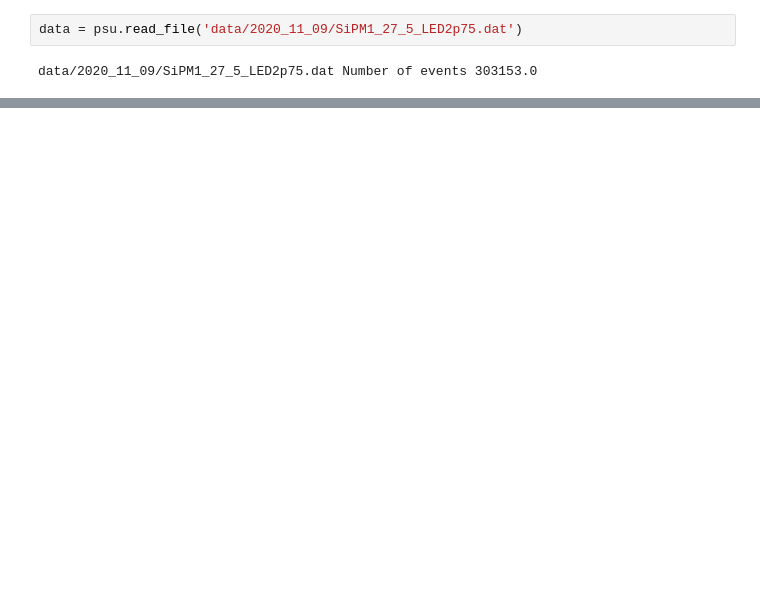
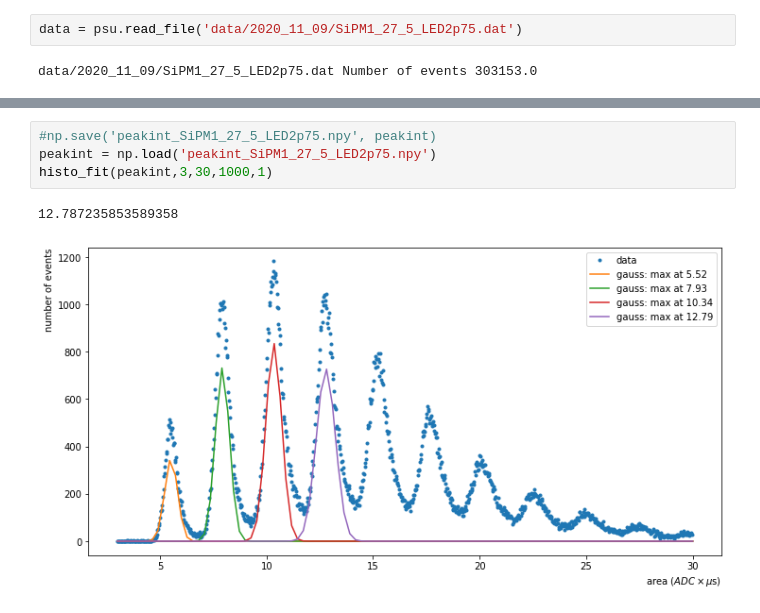
Before and after one commit to valerioda/abalone, a Jupyter notebook: process_sipm_signals_dled.ipynb, the cells around one changed output, grey strips where cells are left out. Cells and saved outputs as stored; diff of their text form; blank space fills up the shorter version.

```diff
--- a/process_sipm_signals_dled.ipynb
+++ b/process_sipm_signals_dled.ipynb
@@ -132 +116,8 @@ np.save('peakint_SiPM1_27_5_LED2p75.npy', peakint)
+# %%
+#np.save('peakint_SiPM1_27_5_LED2p75.npy', peakint)
+peakint = np.load('peakint_SiPM1_27_5_LED2p75.npy')
+histo_fit(peakint,3,30,1000,1)
+# %% [output]
+12.787235853589358
+[figure, added]
 # %%
```
Also changed, not shown: parts of 11 cells of this notebook, 3 other files.
